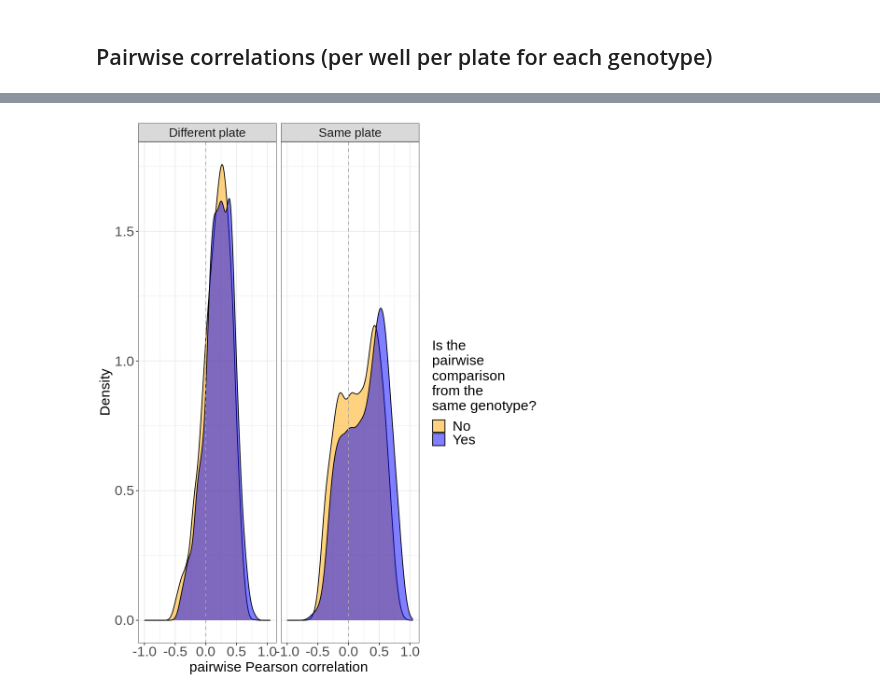
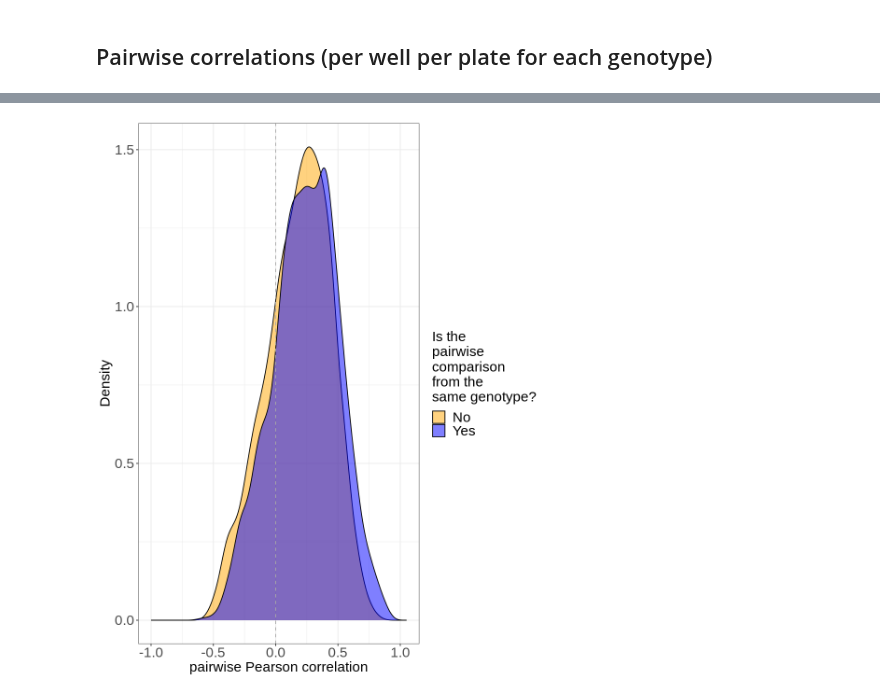
Before and after one commit to WayScience/NF1_SchwannCell_data_analysis, a Jupyter notebook: 3.figures/main_figure_2/main_figure_2.ipynb, the cells around one changed output, grey strips where cells are left out. Cells and saved outputs as stored; diff of their text form; code cells hidden in the pictures.

```diff
--- a/3.figures/main_figure_2/main_figure_2.ipynb
+++ b/3.figures/main_figure_2/main_figure_2.ipynb
@@ -158,7 +150,7 @@ histogram_plot
 # %%
 # Path to correlation per plate results
 corr_results_dir <- file.path(
-    "../../0.data_analysis/construct_phenotypic_expression_plate_4_fs_data/median_correlation_relationships/post_fs_aggregation_correlations/construct_correlation_data"
+    "../../0.data_analysis/all_plates_characteristics/construct_correlation_data"
 )
 
 # Load data
@@ -194,10 +186,6 @@ focus_corr_labels  = c(
     "TRUE" = "Yes",
     "FALSE" = "No"
 )
-facet_labels  = c(
-    "TRUE" = "Same plate",
-    "FALSE" = "Different plate"
-)
 
 width <- 8
 height <- 10
@@ -206,37 +194,36 @@ options(repr.plot.width = width, repr.plot.height = height)
 genotype_corr_gg <- (
     ggplot(corr_results_df, aes(x = correlation))
     + geom_density(aes(fill = same_genotype), alpha = 0.5)
-    + facet_grid("~same_plate", labeller = as_labeller(facet_labels))
     + scale_fill_manual(
         "Is the\npairwise\ncomparison\nfrom the\nsame genotype?",
         values = focus_corr_colors,
         label = focus_corr_labels
     )
     + guides(
         color = guide_legend(
             override.aes = list(size = 2)
         )
     )
     + labs(x = "pairwise Pearson correlation", y = "Density")
     + geom_vline(xintercept = 0, linetype = "dashed", color = "darkgrey")
     + xlim(-1, 1.05)
     + theme_bw()
     # change the text size
     + theme(
-        strip.text = element_text(size = 16),
         # x and y axis text size
         axis.text.x = element_text(size = 18),
         axis.text.y = element_text(size = 18),
         # x and y axis title size
         axis.title.x = element_text(size = 18),
         axis.title.y = element_text(size = 18),
         # legend text size
         legend.text = element_text(size = 18),
         legend.title = element_text(size = 18),
     )
 )
 
+
 genotype_corr_gg
 # %% [output]
-[figure, old version]
+[figure, new version]
 # %%
```
Also changed, not shown: parts of 8 cells of this notebook, 2 other files.
